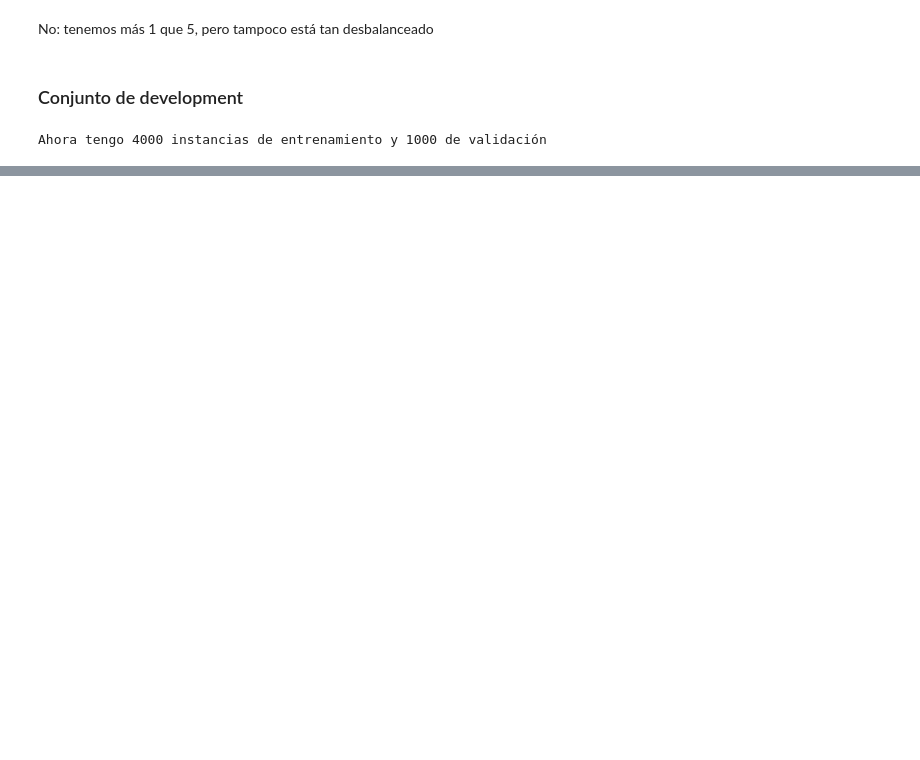
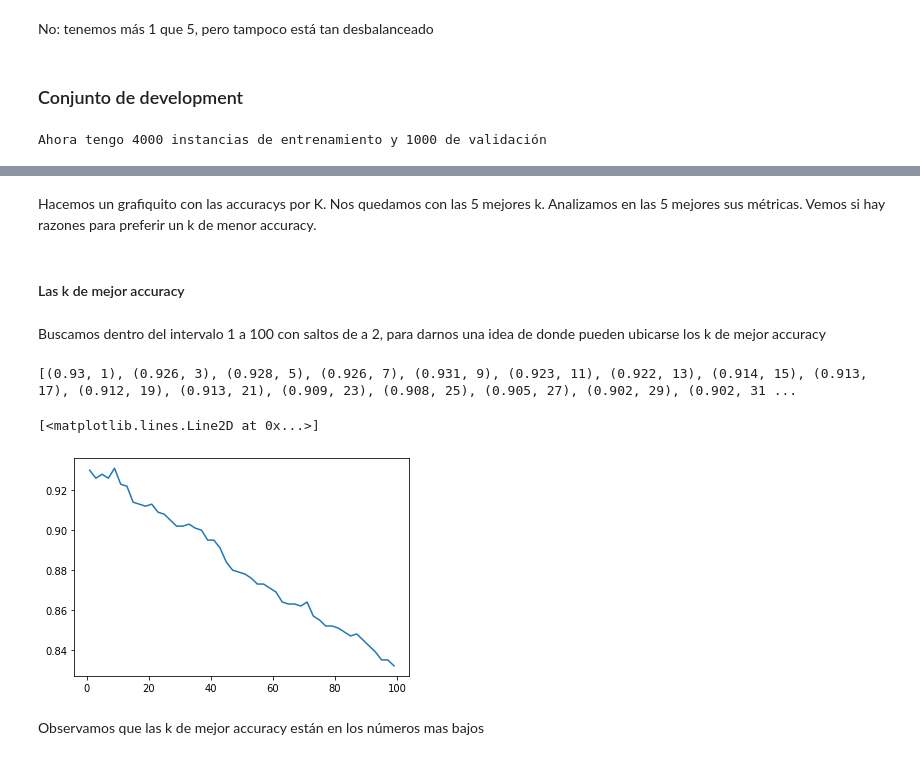
Before and after one commit to LaureanoMuniz/DigitRecognitionMNIST, a Jupyter notebook: notebooks/knn.ipynb, the cells around one changed output, grey strips where cells are left out. Drawn from its saved outputs; the diff is of its cells as text; code cells hidden in the pictures; blank space fills up the shorter version.

Commit message:
Algunas ideas para buscar k ideal en knn.ipynb

```diff
--- a/notebooks/knn.ipynb
+++ b/notebooks/knn.ipynb
@@ -154,0 +193,27 @@ print("Accuracy: {}".format(acc))
+# %% [markdown]
+Hacemos un grafiquito con las accuracys por K. Nos quedamos con las 5 mejores k. Analizamos en las 5 mejores sus métricas. Vemos si hay razones para preferir un k de menor accuracy.
+# %% [markdown]
+#### Las k de mejor accuracy
+# %% [markdown]
+Buscamos dentro del intervalo 1 a 100 con saltos de a 2, para darnos una idea de donde pueden ubicarse los k de mejor accuracy
+# %%
+accs = []
+from tqdm import tqdm
+for k in tqdm(range(1,100,2)):
+    clf = metnum.KNNClassifier(k)
+    clf.fit(X_train,y_train)
+    y_pred = clf.predict(X_val)
+    acc = sk.accuracy_score(y_val, y_pred)
+    accs.append((acc,k))
+# %%
+print((accs))
+# %% [output]
+[(0.93, 1), (0.926, 3), (0.928, 5), (0.926, 7), (0.931, 9), (0.923, 11), (0.922, 13), (0.914, 15), (0.913, 17), (0.912, 19), (0.913, 21), (0.909, 23), (0.908, 25), (0.905, 27), (0.902, 29), (0.902, 31 ...
+# %%
+acc_grafico, k_grafico = zip(*accs)
+plt.plot(k_grafico,acc_grafico)
+# %% [output]
+[<matplotlib.lines.Line2D at 0x...>]
+[figure, added]
+# %% [markdown]
+Observamos que las k de mejor accuracy están en los números mas bajos
```
Also changed, not shown: parts of 14 cells of this notebook.
